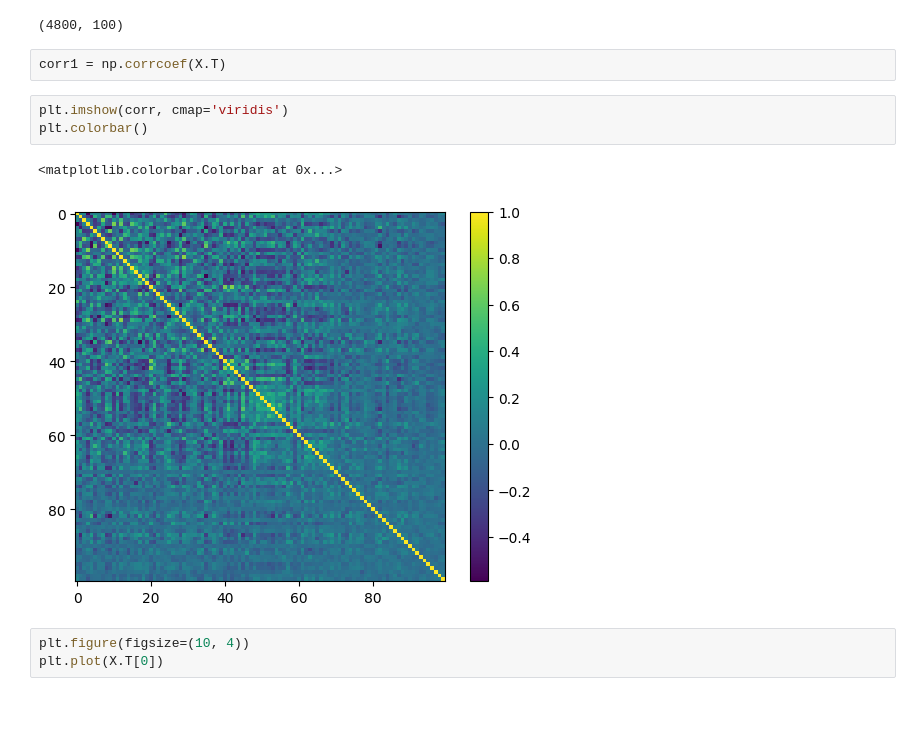
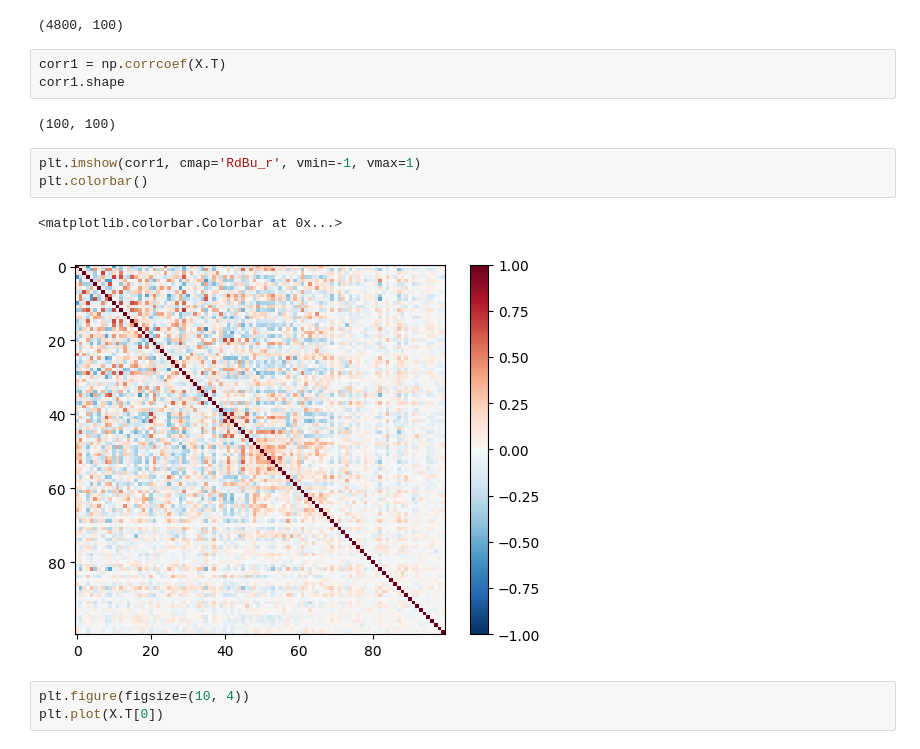
Before and after one commit to vickyli1015/DSC180-Functional-Connectivity-Project, a Jupyter notebook: anastasiya.ipynb, the cells around one changed output. Drawn from its saved outputs; the diff is of its cells as text; blank space fills up the shorter version.

```diff
--- a/anastasiya.ipynb
+++ b/anastasiya.ipynb
@@ -34,12 +34,15 @@ X.shape #timepoints, brain regions
 (4800, 100)
 # %%
 corr1 = np.corrcoef(X.T)
+corr1.shape
+# %% [output]
+(100, 100)
 # %%
-plt.imshow(corr, cmap='viridis')
+plt.imshow(corr1, cmap='RdBu_r', vmin=-1, vmax=1)
 plt.colorbar()
 # %% [output]
 <matplotlib.colorbar.Colorbar at 0x...>
-[figure, old version]
+[figure, new version]
 # %%
 plt.figure(figsize=(10, 4))
 plt.plot(X.T[0])
```
Also changed, not shown: parts of 9 cells of this notebook, 1 other file.
